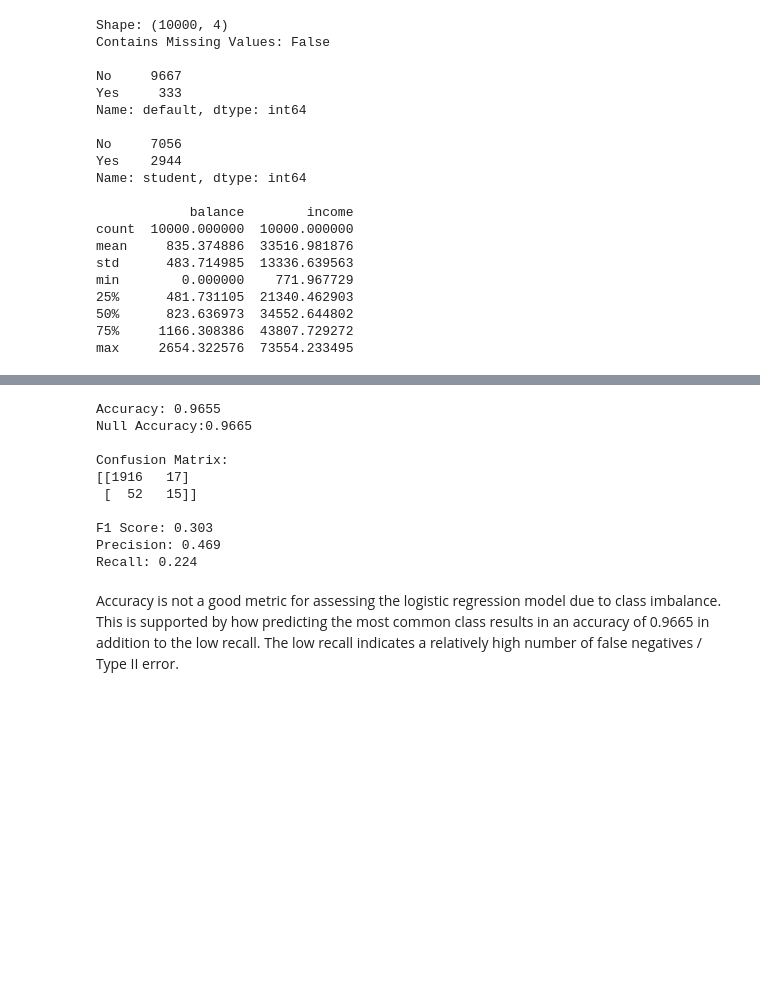
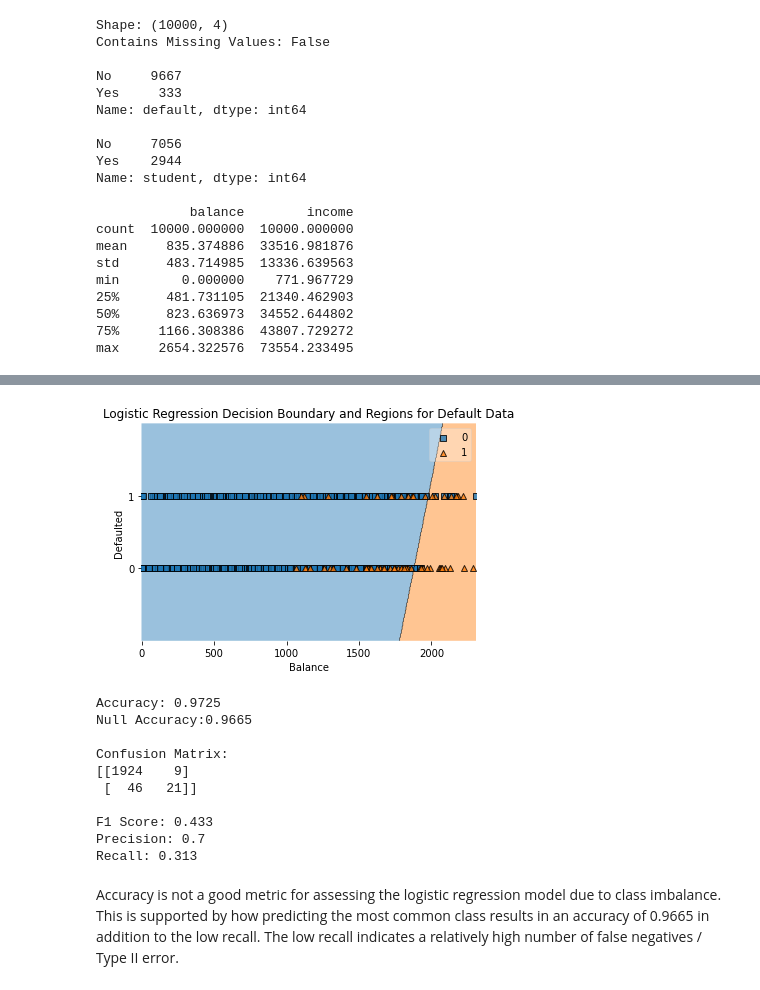
Before and after one commit to ys-lin14/statistical-learning, a Jupyter notebook: 4_classification/4.3_logistic_regression.ipynb, the cells around one changed output, grey strips where cells are left out. Drawn from its saved outputs; the diff is of its cells as text; code cells hidden in the pictures; blank space fills up the shorter version.

```diff
--- a/4_classification/4.3_logistic_regression.ipynb
+++ b/4_classification/4.3_logistic_regression.ipynb
@@ -61 +68,13 @@ default_data.head(3)
+# %%
+# transform data for logistic regression
+X = default_data[['balance', 'is_student']].to_numpy()
+y = default_data['defaulted'].to_numpy()
+
+X_train, X_test, y_train, y_test = train_test_split(
+    X,
+    y,
+    test_size=0.2,
+    random_state=42,
+    stratify=y
+)
 # %%
@@ -126,4 +116,16 @@ array([[-3.82688619e+00,  4.11087035e-03, -1.36997765e-04]])
+# %%
+# visualize model results
+ax = plot_decision_regions(X_test, y_test, classifier)
+ax.set_title('Logistic Regression Decision Boundary and Regions for Default Data')
+ax.set_xlabel('Balance')
+ax.set_ylabel('Defaulted')
+ax.set_yticks([0, 1])
+plt.show()
+# %% [output]
+[figure, added]
 # %%
+# evaluate model
+y_pred = classifier.predict(X_test)
 y_null = np.zeros_like(y_pred)
 
 accuracy = accuracy_score(y_test, y_pred)
@@ -140,16 +142,16 @@ print('F1 Score:', f1)
 print('Precision:', precision)
 print('Recall:',  recall)
 # %% [output]
-Accuracy: 0.9655
+Accuracy: 0.9725
 Null Accuracy:0.9665
 
 Confusion Matrix:
-[[1916   17]
- [  52   15]]
+[[1924    9]
+ [  46   21]]
 
-F1 Score: 0.303
-Precision: 0.469
-Recall: 0.224
+F1 Score: 0.433
+Precision: 0.7
+Recall: 0.313
 # %% [markdown]
 Accuracy is not a good metric for assessing the logistic regression model due to class imbalance.
 This is supported by how predicting the most common class results in an accuracy of 0.9665 in addition to the low recall. The low recall indicates a relatively high number of false negatives / Type II error.
```
Also changed, not shown: parts of 11 cells of this notebook.
